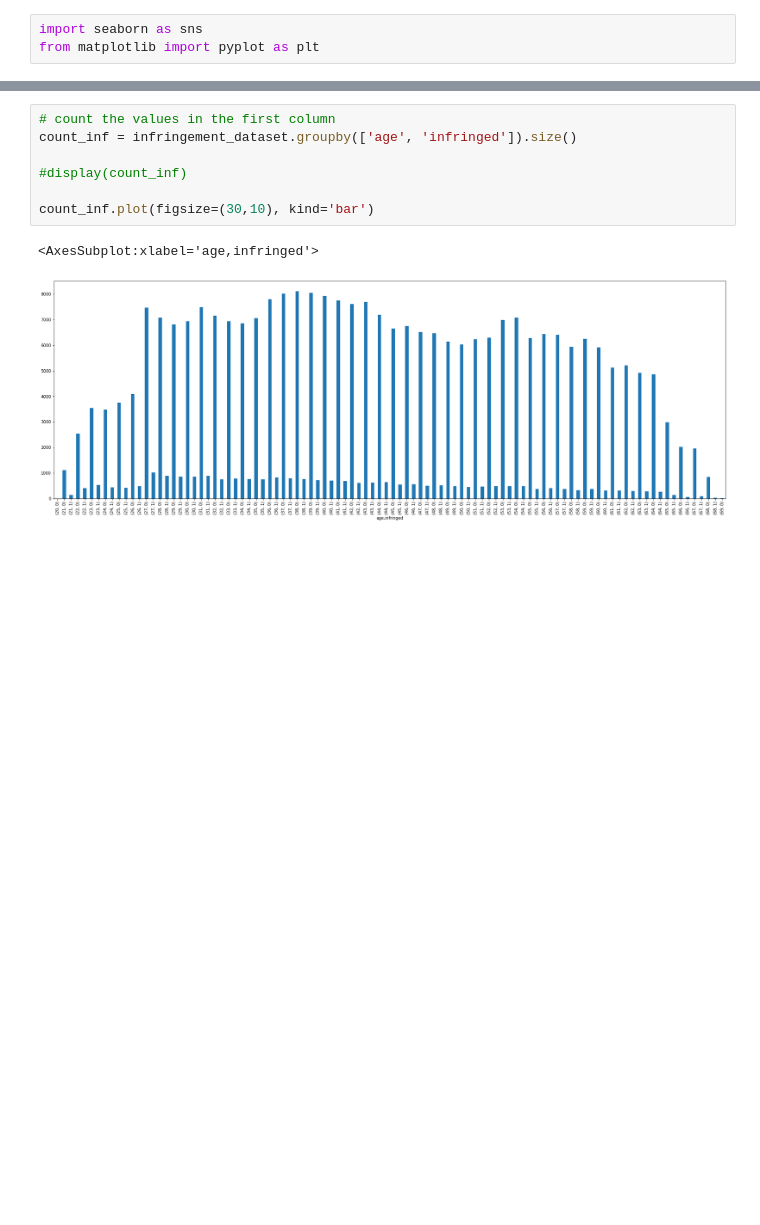
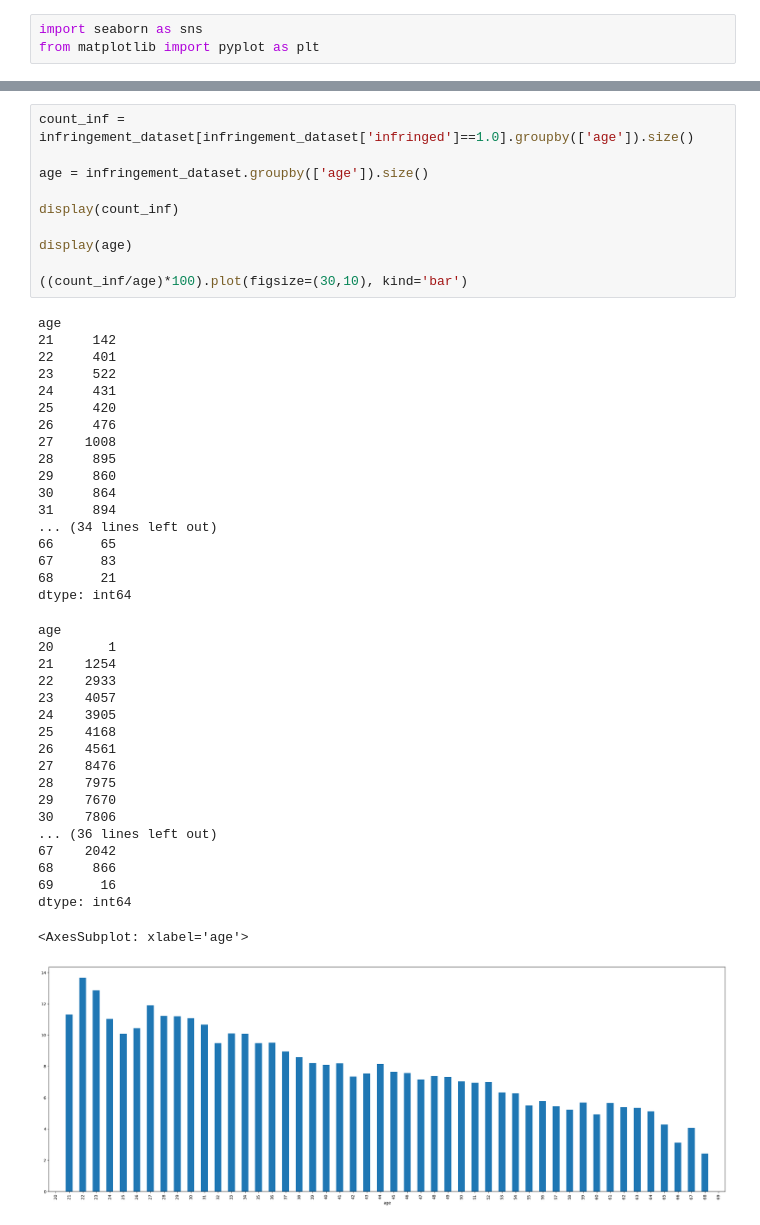
Before and after one commit to patii01/SP-Project, a Jupyter notebook: code/Delentture.ipynb, the cells around one changed output, grey strips where cells are left out. Drawn from its saved outputs; the diff is of its cells as text; blank space fills up the shorter version.

```diff
--- a/code/Delentture.ipynb
+++ b/code/Delentture.ipynb
@@ -113,13 +153,50 @@ sns.heatmap(corr, cmap="Blues", annot=True)
 [figure]
 # %%
-# count the values in the first column
-count_inf = infringement_dataset.groupby(['age', 'infringed']).size()
+count_inf = infringement_dataset[infringement_dataset['infringed']==1.0].groupby(['age']).size()
 
-#display(count_inf)
+age = infringement_dataset.groupby(['age']).size()
 
-count_inf.plot(figsize=(30,10), kind='bar')
+display(count_inf)
+
+display(age)
+
+((count_inf/age)*100).plot(figsize=(30,10), kind='bar')
 # %% [output]
-<AxesSubplot:xlabel='age,infringed'>
+age
+21     142
+22     401
+23     522
+24     431
+25     420
+26     476
+27    1008
+28     895
+29     860
+30     864
+31     894
+... (34 lines left out)
+66      65
+67      83
+68      21
+dtype: int64
+age
+20       1
+21    1254
+22    2933
+23    4057
+24    3905
+25    4168
+26    4561
+27    8476
+28    7975
+29    7670
+30    7806
+... (36 lines left out)
+67    2042
+68     866
+69      16
+dtype: int64
+<AxesSubplot: xlabel='age'>
-[figure, old version]
+[figure, new version]
 # %%
 # count the values in the first column
```
Also changed, not shown: parts of 8 cells of this notebook, 4 other files.
